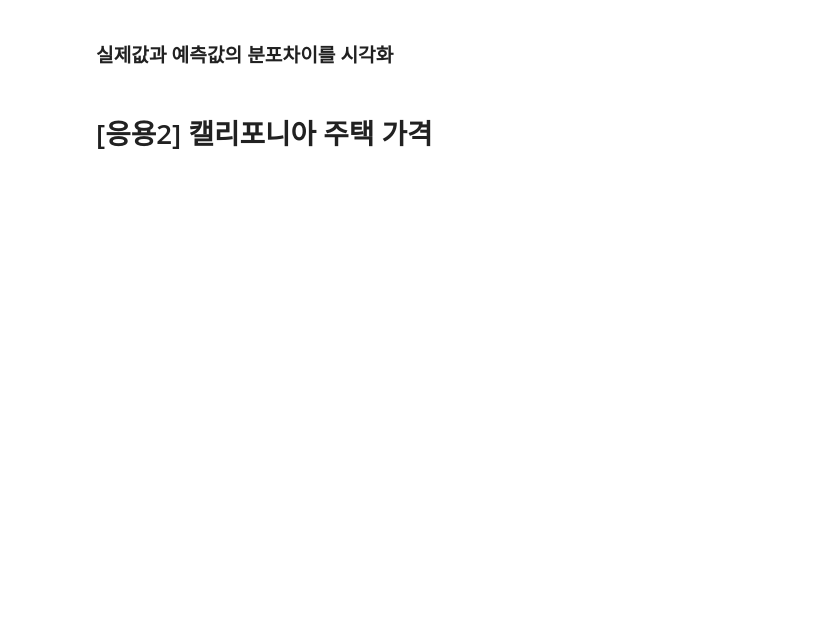
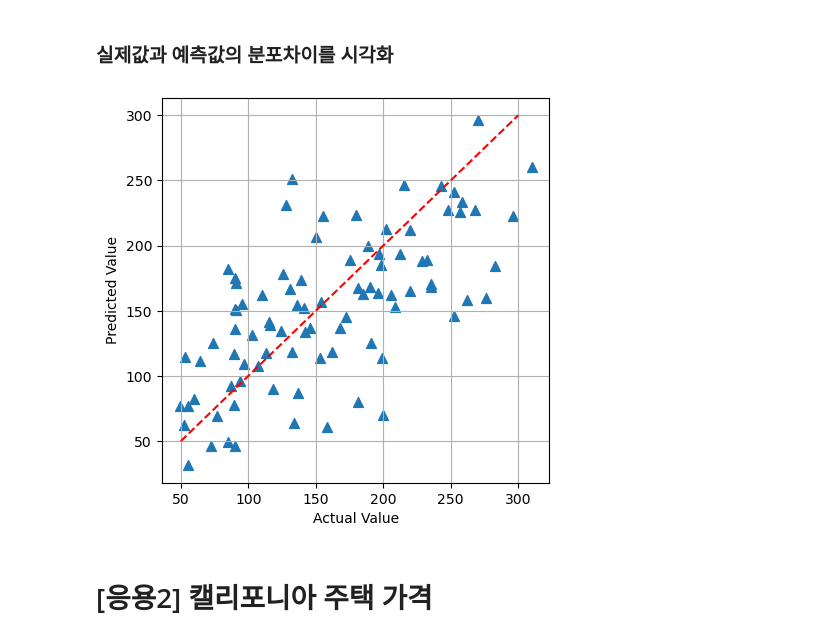
Before and after one commit to jink9797/pythonbasic, a Jupyter notebook: 0207-0208 다중선형회귀.ipynb, the cells around one changed output. Drawn from its saved outputs; the diff is of its cells as text; code cells hidden in the pictures; blank space fills up the shorter version.

```diff
--- a/0207 다중선형회귀.ipynb
+++ b/0207-0208 다중선형회귀.ipynb
@@ -460,7 +525,13 @@ array([[ 0.04,  0.05,  0.06, ..., -0.  ,  0.02, -0.02],
 # %%
 # 학습용 검증용 데이터셋 분리
 from sklearn.model_selection import train_test_split
+# 하나의 데이터만 떼어 놓는
 x_train, x_test, y_train, y_test = train_test_split(\
-                                                   )
+                                                    x, y, test_size = 0.2, random_state = 27)
 # %% [markdown]
 ### 모델 구축
+# %%
+from sklearn.linear_model import LinearRegression
+# 회귀 모델 객체 생성
+
+lr = LinearRegression()
@@ -466,0 +540,2 @@ x_train, x_test, y_train, y_test = train_test_split(\
+# %%
+reg = lr.fit(x_train, y_train)
@@ -467,2 +553,20 @@ x_train, x_test, y_train, y_test = train_test_split(\
 # %% [markdown]
 ### 모델 평가
+# %%
+from sklearn.metrics import mean_squared_error, r2_score
+
+def evaluate_score(y_test, y_pred):
+    mse = mean_squared_error(y_test, y_pred)
+    rmse = np.sqrt(mse)
+    r2 = r2_score(y_test, y_pred)
+
+    return (mse, rmse, r2)
+# 평가(검증) 데이터로 예측 수행 -> 예측 결과 y_pred구하기
+y_pred = reg.predict(x_test)  # 예측값에서 predict한 값은 ?
+
+# 평가 지표 계산
+
+mse, rmse, r2 = evaluate_score(y_test, y_pred)
+
+# format은 왜 넣어요?ㅎㅎ
+print(f'mse : {mse:.3f}, rmse : {rmse : .3f}, r2 : {r2 : .3f}'.format(mse,rmse,r2))
@@ -471,5 +594,16 @@ x_train, x_test, y_train, y_test = train_test_split(\
 # %% [markdown]
 ###  실제값과 예측값의 분포차이를 시각화
+# %%
+import matplotlib.pyplot as plt
+
+plt.figure(figsize = (5,5))
+plt.scatter(y_test, y_pred, s = 50, marker = '^')
+plt.xlabel('Actual Value')
+plt.ylabel('Predicted Value')
+plt.plot([50,300],[50,300], ls = '--', c = 'r')
+plt.grid()
+# %% [output]
+[figure, added]
 # %% [markdown]
 # [응용2] 캘리포니아 주택 가격
 # %%
```
Also changed, not shown: parts of 35 cells of this notebook, 10 other files.
